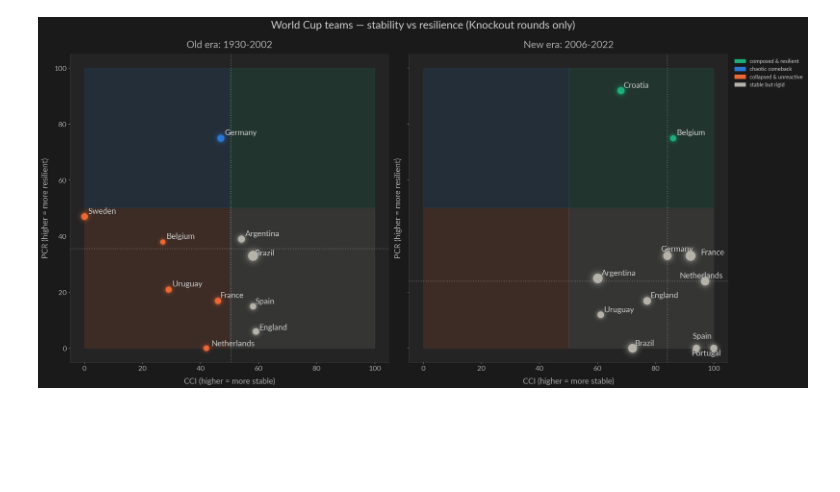
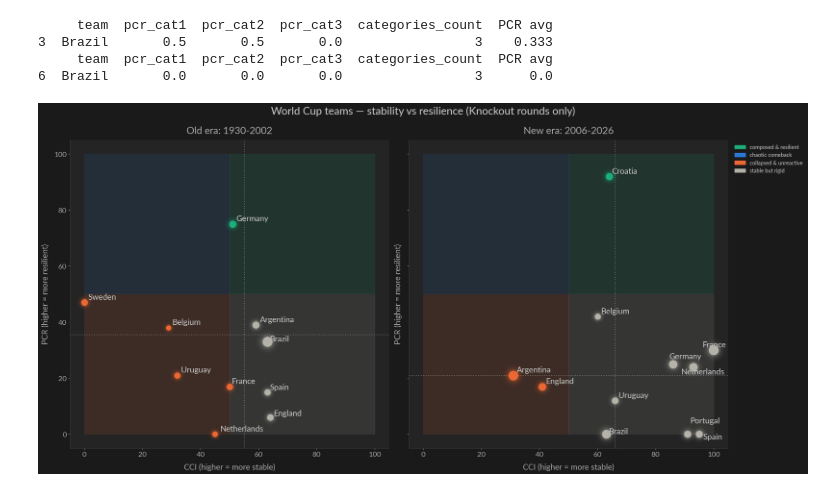
Before and after one commit to carolinacbfarina-cmyk/Analytics, a Jupyter notebook: Pressure_Analysis_FIFA_WorldCup_V3.ipynb, the cells around one changed output. Saved outputs shown, nothing was run; the diff lists cells and outputs as text; code cells hidden in the pictures; blank space fills up the shorter version.

```diff
--- a/Pressure_Analysis_FIFA_WorldCup_V3.ipynb
+++ b/Pressure_Analysis_FIFA_WorldCup_V3.ipynb
@@ -460,12 +544,12 @@ def run_analysis(year_min, year_max, rounds=None, min_matches_played=None):
 # %%
 # define what will be plotted
 all_rounds = ['Final', 'Final stage', 'Semi-finals', 'Quarter-finals', 'Round of 16', 'Group stage', 'Second group stage', 'First group stage', 'Second round', 'First round', 'Third-place match', 'Group stage play off']
-eliminatory_rounds = ['Final', 'Final stage', 'Semi-finals', 'Quarter-finals', 'Round of 16']
+eliminatory_rounds = ['Final', 'Final stage', 'Semi-finals', 'Quarter-finals', 'Round of 16','Round of 32']
 non_eliminatory = ['Group stage', 'Second group stage', 'First group stage', 'Second round', 'First round', 'Third-place match', 'Group stage play off']
 min_matches = 8
 
 cci_eli, pcr_eli = run_analysis(1930, 2002, rounds=eliminatory_rounds, min_matches_played=min_matches)
-cci_non, pcr_non = run_analysis(2006, 2022, rounds=eliminatory_rounds, min_matches_played=5)
+cci_non, pcr_non = run_analysis(2006, 2026, rounds=eliminatory_rounds, min_matches_played=5)
 
 # since we're plotting for different rounds, add round type labels
 cci_eli['round_type'] = 'eliminatory'
@@ -516,6 +600,11 @@ teams_to_plot = [
     "United States",
     "Japan"
 ]
+# %% [output]
+     team  pcr_cat1  pcr_cat2  pcr_cat3  categories_count  PCR avg
+3  Brazil       0.5       0.5       0.0                 3    0.333
+     team  pcr_cat1  pcr_cat2  pcr_cat3  categories_count  PCR avg
+6  Brazil       0.0       0.0       0.0                 3      0.0
 # %%
 # @title
 %%capture
@@ -632,34 +721,34 @@ fig, (ax1, ax2) = plt.subplots(1, 2, figsize=(24, 11), sharey=True, sharex=True)
 fig.patch.set_facecolor(BG_DARK)
 
 plot_scatter(ax1, scatter_eli, 'Old era: 1930-2002', title_color='#aaaaaa')
-plot_scatter(ax2, scatter_non, 'New era: 2006-2022', title_color='#aaaaaa')
+plot_scatter(ax2, scatter_non, 'New era: 2006-2026', title_color='#aaaaaa')
 
 # shared legend
 legend_elements = [
     mpatches.Patch(color=palette[l], label=l)
     for l in palette.keys()
 ]
 legend = ax2.legend(
     handles=legend_elements,
     loc='upper left',
     bbox_to_anchor=(1.005, 1),
     fontsize=12,
     frameon=False,
     title_fontsize=15,
     labelcolor=TEXT_COLOR,
 )
 
 # set legend title color separately
 legend.get_title().set_color(TEXT_COLOR)
 
 # main title
 fig.text(0.5, 1.02,
          'World Cup teams — stability vs resilience (Knockout rounds only)',
          ha='center', fontsize=24, color=TEXT_COLOR, fontweight='500')
 
 plt.tight_layout()
 plt.savefig('cci_pcr_scatter_dark.png', dpi=150, bbox_inches='tight',
             facecolor=BG_DARK)
 plt.show()
 # %% [output]
-[figure, old version]
+[figure, new version]
```
Also changed, not shown: parts of 5 cells of this notebook.
